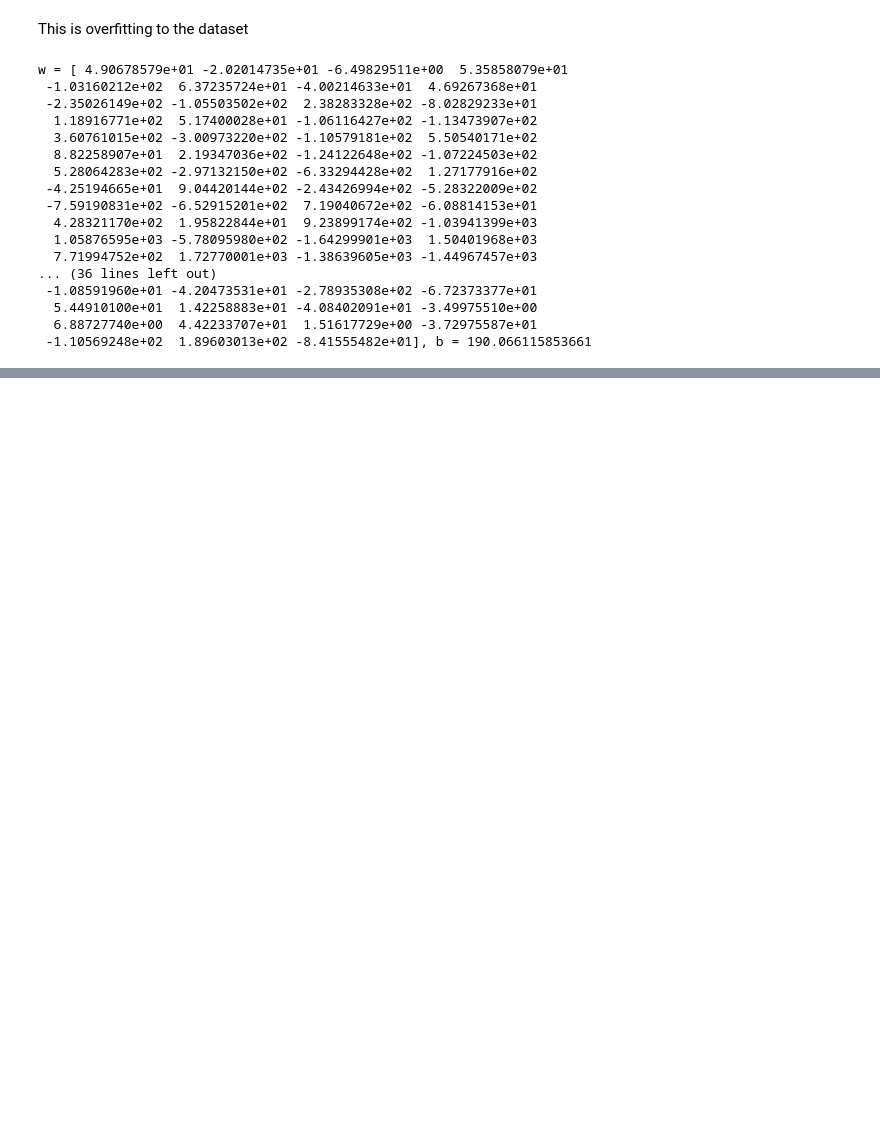
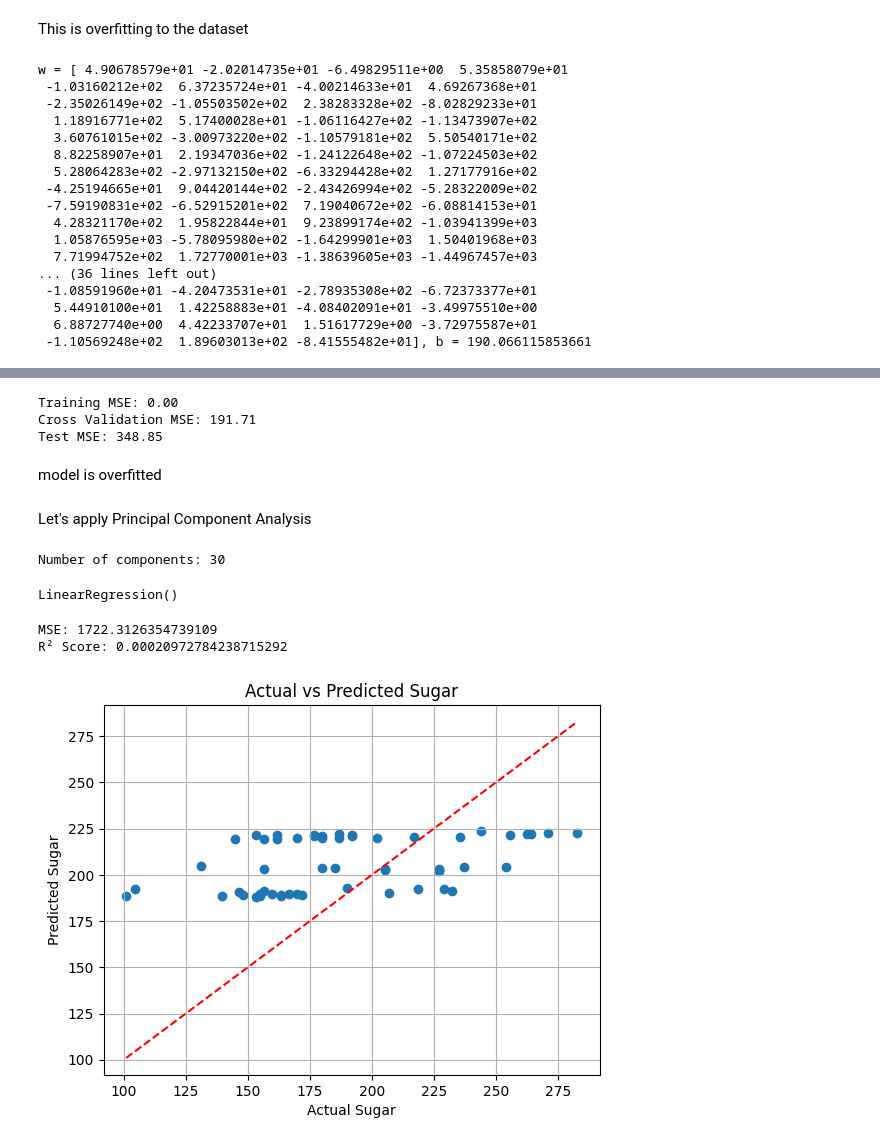
Before and after one commit to wathsan11/ML-grape-berries-hyperspectral-, a Jupyter notebook: GrapeBerriesHyperspectral.ipynb, the cells around one changed output, grey strips where cells are left out. Cells and saved outputs as stored; diff of their text form; code cells hidden in the pictures; blank space fills up the shorter version.

```diff
--- a/GrapeBerriesHyperspectral.ipynb
+++ b/GrapeBerriesHyperspectral.ipynb
@@ -857,0 +929,69 @@ w = [ 4.90678579e+01 -2.02014735e+01 -6.49829511e+00  5.35858079e+01
+# %%
+# add polynomial features to the test test
+x_test_mapped = polys[degree-1].transform(x_test)
+
+# scale the test set
+x_test_mapped_scaled = scalers[degree-1].transform(x_test_mapped)
+
+# compute the test MSE
+yhat = models[degree-1].predict(x_test_mapped_scaled)
+test_MSE = mean_squared_error(y_test, yhat)/2
+
+print(f"Training MSE: {train_MSES[degree-1]:.2f}")
+print(f"Cross Validation MSE: {cv_MSES[degree-1]:.2f}")
+print(f"Test MSE: {test_MSE:.2f}")
+# %% [output]
+Training MSE: 0.00
+Cross Validation MSE: 191.71
+Test MSE: 348.85
+# %% [markdown]
+model is overfitted
+# %% [markdown]
+Let's apply Principal Component Analysis
+# %%
+from sklearn.decomposition import PCA
+
+pca = PCA(n_components=30)
+x_train_pca = pca.fit_transform(X_train_scaled)
+x_cv_pca = pca.transform(x_cv)
+x_test_pca = pca.transform(x_test)
+
+print("Number of components:", x_train_pca.shape[1])   # shape[1] → number of PCA components (columns)
+# %% [output]
+Number of components: 30
+# %%
+from sklearn.linear_model import LinearRegression
+
+model = LinearRegression()
+model.fit(x_train_pca, y_train)
+# %% [output]
+LinearRegression()
+# %%
+y_pred = model.predict(x_test_pca)
+# %%
+from sklearn.metrics import mean_squared_error, r2_score
+
+mse = mean_squared_error(y_test, y_pred)
+r2 = r2_score(y_test, y_pred)
+
+print("MSE:", mse)
+print("R² Score:", r2)
+# %% [output]
+MSE: 1722.3126354739109
+R² Score: 0.00020972784238715292
+# %%
+import matplotlib.pyplot as plt
+
+plt.scatter(y_test, y_pred)
+plt.xlabel("Actual Sugar")
+plt.ylabel("Predicted Sugar")
+plt.title("Actual vs Predicted Sugar")
+
+plt.plot([y_test.min(), y_test.max()],
+         [y_test.min(), y_test.max()],
+         'r--')  # perfect prediction line
+
+plt.grid(True)
+plt.show()
+# %% [output]
+[figure, added]
```
Also changed, not shown: parts of 46 cells of this notebook.
